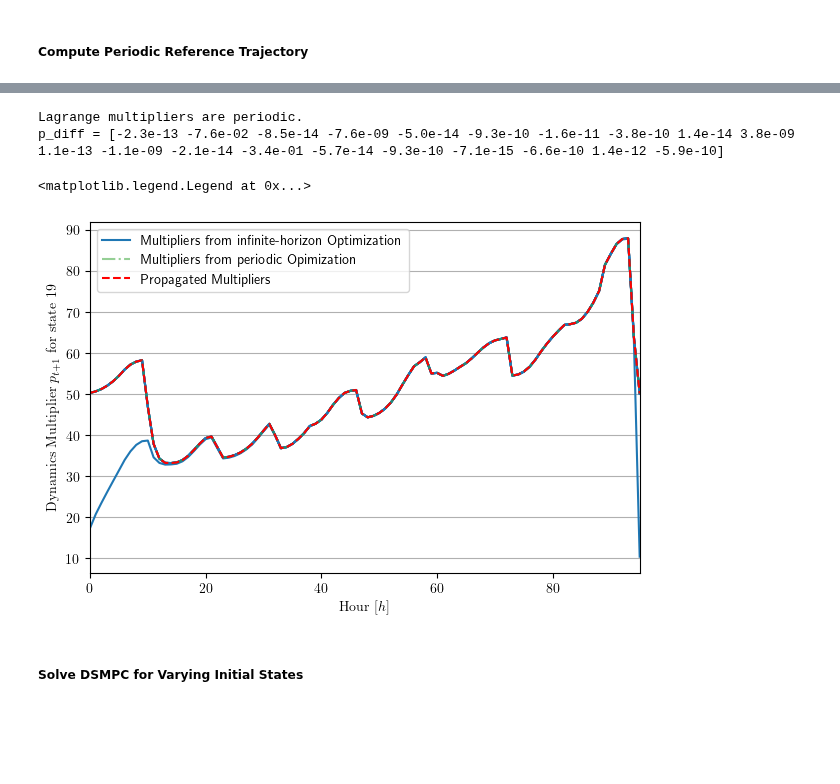
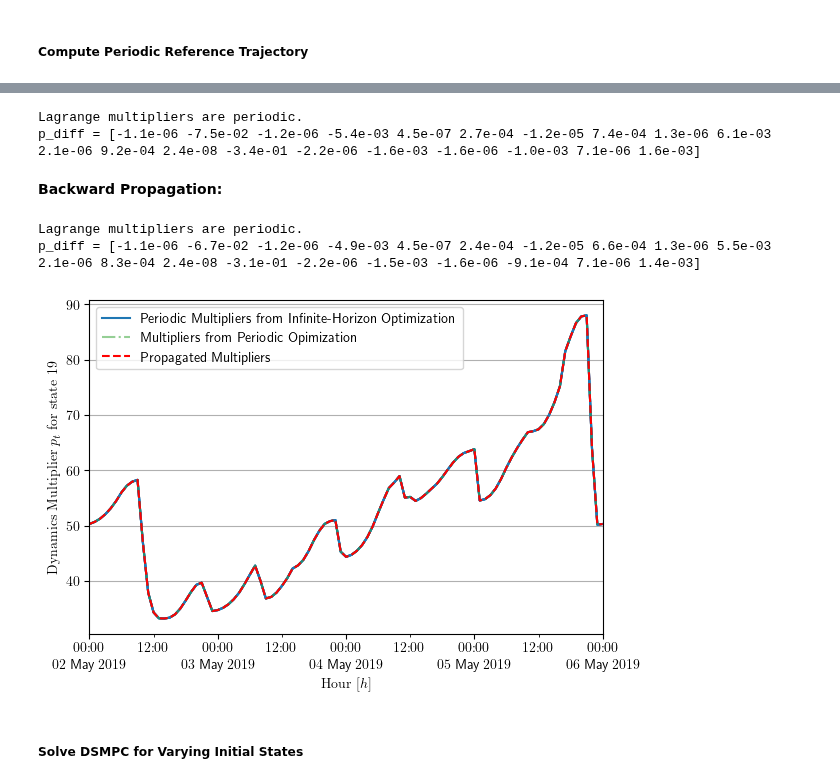
Before and after one commit to Gedlex/time-varying-RHGs, a Jupyter notebook: empc_DSMPC.ipynb, the cells around one changed output, grey strips where cells are left out. Cells and saved outputs as stored; diff of their text form; code cells hidden in the pictures; blank space fills up the shorter version.

Commit message:
Cleaned up multiplier plots. Extracted multipliers from casadi
To Do's
- Create plots for single agent only
- Create Turnpike plot for a time-invariant system
- Check LMI conditions for dissipativity

```diff
--- a/empc_DSMPC.ipynb
+++ b/empc_DSMPC.ipynb
@@ -240,7 +294,7 @@ sys_p = LinearSystem(params_p.sys)
 ctrl_p = EMPC(sys_inf, params_p.ctrl)
 
 # Solve EMPC problem with free initial state
-sol_u, sol_x, error_msg, dual_vars_p, stats = ctrl_p.solve(t=0, periodic=True, opts={'eps_rel': 1E-10, 'eps_abs': 1E-10})
+sol_u, sol_x, error_msg, dual_vars_p, stats = ctrl_p.solve(t=0, periodic=True) #, options={'eps_rel': 1E-10, 'eps_abs': 1E-10})
 if error_msg != None:
     warnings.warn(error_msg)
 
@@ -270,61 +328,90 @@ The dynamics of the Lagrangian multiplier $p_t$ is given by the update rule
 p_t = np.full((T+2, sys_p.n), np.nan)
 p_t[1,:] = dual_vector_p[0,:]
 
-# Propagate Lagrange multipliers p_t
+# Get state multipliers
+state_multipliers = dual_vars_p[ctrl_p.params.N:2*ctrl_p.params.N+1]
+
+# Propagate Lagrange multipliers p_t forward
 for t in range(1,T):
-    b_t = p_t[t, :] + 1 * x_p[t, :] @ params_p.ctrl.Q[t, :] + ctrl_p.state_constraints[t].dual_value @ params_p.ctrl.X[t, :]
+    b_t = p_t[t, :] + 1 * x_p[t, :] @ params_p.ctrl.Q[t, :] + state_multipliers[t].reshape(-1) @ params_p.ctrl.X[t, :]
     p_t[t+1, :] = np.linalg.solve(params_p.sys.A[t, :], b_t)
-    # p_t[t+1,:] = (p_t[t,:] - 1 * x_p[t,:] @ params_p.ctrl.Q[t,:] - ctrl_p.state_constraints[t].dual_value @ params_p.ctrl.X[t,:]) @ np.linalg.inv(params_p.sys.A[t,:])
-b_1 = p_t[-2, :] + 1 * x_p[T, :] @ params_p.ctrl.Q[0, :] + ctrl_p.state_constraints[T].dual_value @ params_p.ctrl.X[0, :]
+b_1 = p_t[-2, :] + 1 * x_p[T, :] @ params_p.ctrl.Q[0, :] + state_multipliers[T].reshape(-1) @ params_p.ctrl.X[0, :]
 p_t[-1, :] = np.linalg.solve(params_p.sys.A[0, :], b_1)
 
 # Check periodicity of Lagrange multipliers
-matches = np.allclose(p_t[1,:], p_t[-1,:], 5E-2)
+matches = np.allclose(p_t[1,:], p_t[-1,:], 1E-2)
 print(f'Lagrange multipliers are {"periodic" if matches else "not periodic"}.')
 print("p_diff = " + np.array2string(p_t[1,:] - p_t[-1,:], precision=1, formatter={'float_kind':lambda x: f"{x:.1e}"}))
 # %% [output]
 Lagrange multipliers are periodic.
-p_diff = [-2.3e-13 -7.6e-02 -8.5e-14 -7.6e-09 -5.0e-14 -9.3e-10 -1.6e-11 -3.8e-10 1.4e-14 3.8e-09 1.1e-13 -1.1e-09 -2.1e-14 -3.4e-01 -5.7e-14 -9.3e-10 -7.1e-15 -6.6e-10 1.4e-12 -5.9e-10]
+p_diff = [-1.1e-06 -7.5e-02 -1.2e-06 -5.4e-03 4.5e-07 2.7e-04 -1.2e-05 7.4e-04 1.3e-06 6.1e-03 2.1e-06 9.2e-04 2.4e-08 -3.4e-01 -2.2e-06 -1.6e-03 -1.6e-06 -1.0e-03 7.1e-06 1.6e-03]
+# %% [markdown]
+__Backward Propagation:__
+# %%
+# Allocate Lagrange multipliers p_t
+p_t = np.full((T+2, sys_p.n), np.nan)
+p_t[T+1,:] = dual_vector_p[0,:]
+
+# Get state multipliers
+state_multipliers = dual_vars_p[ctrl_p.params.N:2*ctrl_p.params.N+1]
+
+# Propagate Lagrange multipliers p_t backwards
+p_t[T, :] = p_t[T+1, :] @ params_p.sys.A[0, :] - 1 * x_p[T, :] @ params_p.ctrl.Q[0, :] - state_multipliers[T].reshape(-1) @ params_p.ctrl.X[0, :]
+for t in range(T-1,0,-1):
+    p_t[t, :] = p_t[t+1, :] @ params_p.sys.A[t, :] - 1 * x_p[t, :] @ params_p.ctrl.Q[t, :] - state_multipliers[t].reshape(-1) @ params_p.ctrl.X[t, :]
+
+# Check periodicity of Lagrange multipliers
+matches = np.allclose(p_t[1,:], p_t[-1,:], 1E-2)
+print(f'Lagrange multipliers are {"periodic" if matches else "not periodic"}.')
+print("p_diff = " + np.array2string(p_t[1,:] - p_t[-1,:], precision=1, formatter={'float_kind':lambda x: f"{x:.1e}"}))
+# %% [output]
+Lagrange multipliers are periodic.
+p_diff = [-1.1e-06 -6.7e-02 -1.2e-06 -4.9e-03 4.5e-07 2.4e-04 -1.2e-05 6.6e-04 1.3e-06 5.5e-03 2.1e-06 8.3e-04 2.4e-08 -3.1e-01 -2.2e-06 -1.5e-03 -1.6e-06 -9.1e-04 7.1e-06 1.4e-03]
 # %%
 # Set font style
 plt.rcParams['text.usetex'] = True
 
 # Create time and get state related dual variables
 idx = 19
-time_vector = np.arange(T)
+dates = np.hstack([params_p.ctrl.start_date + pd.Timedelta(hours = h) for h in range(T+1)])
 dual_vector_inf = np.hstack(dual_vars_inf[0:ctrl_inf.params.N]).T
 
 # Create figure
-fig = plt.figure(figsize=(6, 4), layout='constrained')
+fig, ax = plt.subplots(1, 1, figsize=(6, 4), layout='constrained')
 
-# Plot x_inf over time
-ls = ['-', '--', '--', '-.', ':', ':']
-alpha = [1, 0.9, 0.8, 0.7, 0.6, 0.5]
-for i in range(6):
-    plt.plot(time_vector, dual_vector_inf[i*T:(i+1)*T,idx].T, ls='-', color='tab:blue', label='Multipliers from infinite-horizon Optimization' if i == 0 else None)
-plt.plot(time_vector, dual_vector_p[:,idx].T, ls='-.', color='tab:green', alpha=0.5, label='Multipliers from periodic Opimization')
-plt.plot(time_vector, p_t[1:-1,idx].T, ls='--', color='red', label='Propagated Multipliers')
+# Plot multipliers
+for i in [1,2,3,4]:
+    ax.plot(dates, dual_vector_inf[i*T:(i+1)*T+1,idx].T, ls='-', color='tab:blue', label='Periodic Multipliers from Infinite-Horizon Optimization' if i == 1 else None)
+ax.plot(dates[:-1], dual_vector_p[:,idx].T, ls='-.', color='tab:green', alpha=0.5, label='Multipliers from Periodic Opimization')
+ax.plot(dates, p_t[1:,idx].T, ls='--', color='red', label='Propagated Multipliers')
 
 # Add labels and title
-plt.xlabel(r'\rmfamily{Hour} $[h]$')
-plt.ylabel(r'\rmfamily{Dynamics Multiplier $p_{t+1}$ for state ' + str(idx) + r'}')
+ax.set_xlabel(r'\rmfamily{Hour} $[h]$')
+ax.set_ylabel(r'\rmfamily{Dynamics Multiplier $p_{t}$ for state ' + str(idx) + r'}')
+
+# Set major and minor ticks
+plt.rcParams['timezone'] = dates[0].tz.zone
+ax.xaxis.set_major_locator(mdates.DayLocator(interval=1))
+ax.xaxis.set_minor_locator(mdates.HourLocator(byhour=[12]))
+ax.xaxis.set_major_formatter(mdates.DateFormatter(r'%H:%M\\%d %b %Y'))
+ax.xaxis.set_minor_formatter(mdates.DateFormatter(r'%H:%M'))
+ax.yaxis.set_major_locator(ticker.MultipleLocator(base=10, offset=0))
+ax.tick_params(axis="x", which="minor", pad=ax.xaxis.get_tick_padding())
 
 # Set limits
 plt.autoscale(enable=True, axis='x', tight=True)
 
 # Set grid
-ax = plt.gca()
 ax.yaxis.grid(True)
 ax.xaxis.grid(False)
 
 # Plot legend
-plt.legend(loc='best')
+ax.legend(loc='best')
 
 # Export figure
-# fig.savefig(f"figures/periodic_sol_dual_variable_{idx}.pdf", bbox_inches='tight', pad_inches=0.1)
+fig.savefig(f"figures/figure_dual_variable_{idx}_periodic_sol.pdf", bbox_inches='tight', pad_inches=0.1)
 # %% [output]
-<matplotlib.legend.Legend at 0x...>
-[figure, old version]
+[figure, new version]
 # %% [markdown]
 ##### Solve DSMPC for Varying Initial States
 # %%
```
Also changed, not shown: parts of 9 cells of this notebook, 9 other files.
